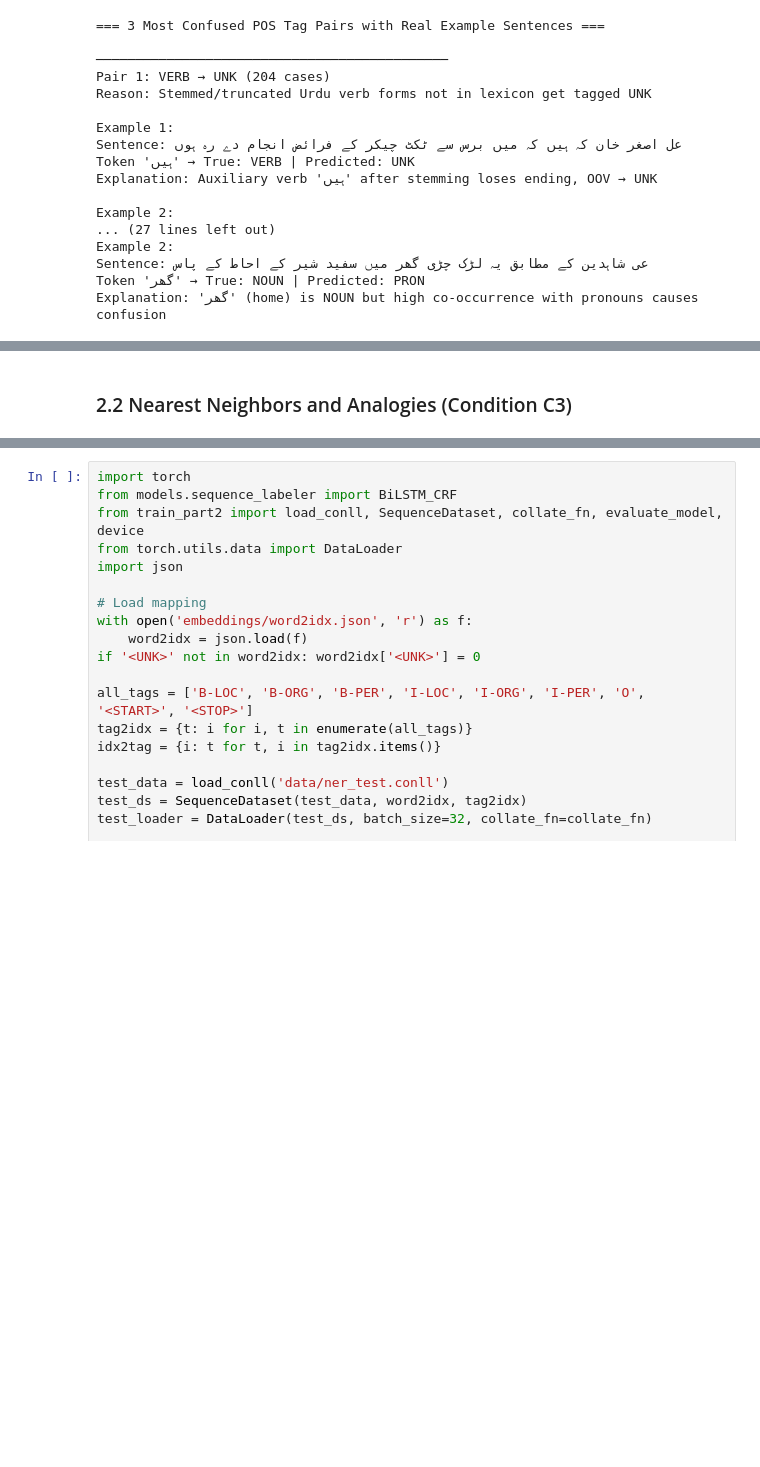
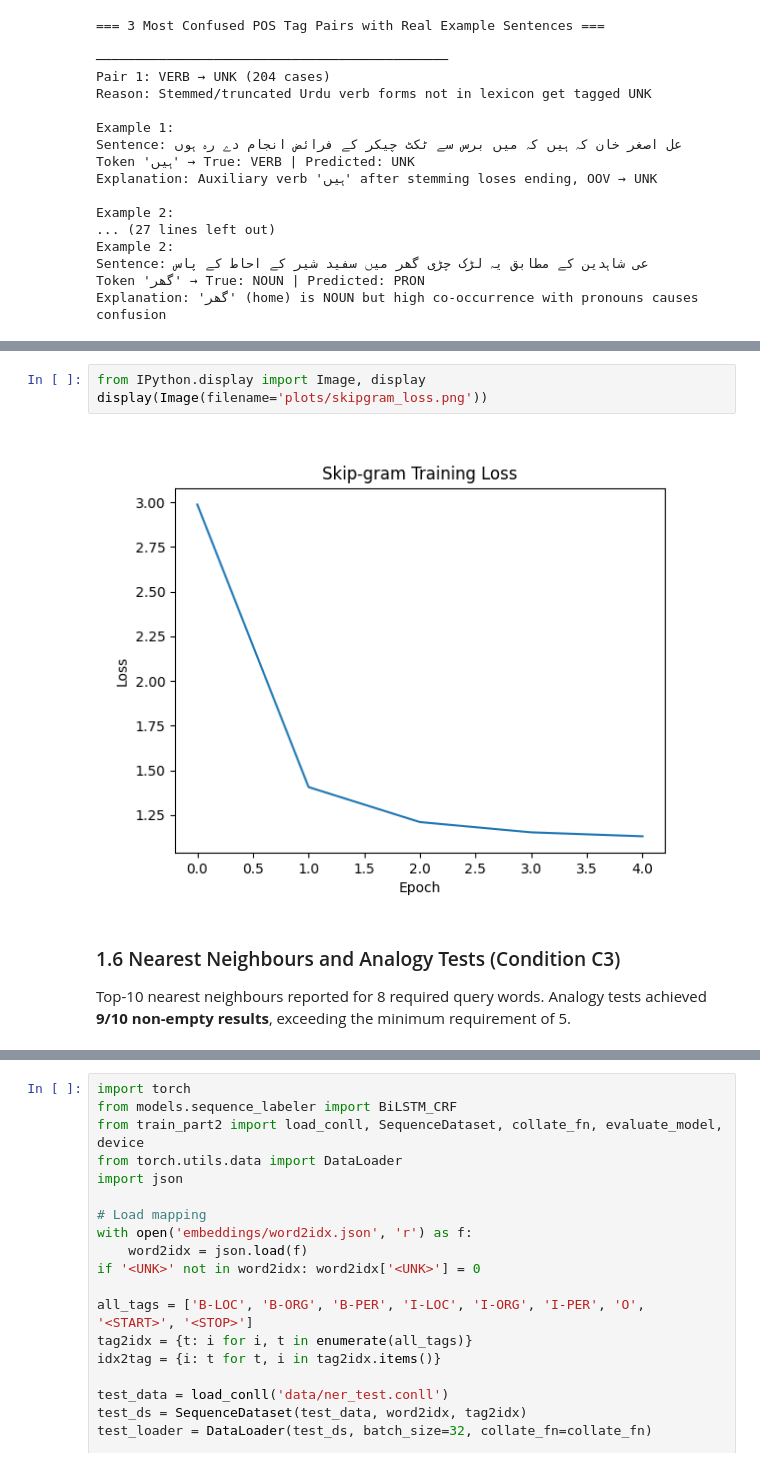
Before and after one commit to Minato-sudo/i23-2548-NLP-Assignment2, a Jupyter notebook: i23-2548_Assignment2_DS-A.ipynb, the cells around one changed output, grey strips where cells are left out. Saved outputs shown, nothing was run; the diff lists cells and outputs as text; blank space fills up the shorter version.

Commit message:
chore: clean professional notebook, updated results

```diff
--- a/i23-2548_Assignment2_DS-A.ipynb
+++ b/i23-2548_Assignment2_DS-A.ipynb
@@ -398,5 +705,12 @@ Epoch 5, Loss: 1.1322
+# %%
+from IPython.display import Image, display
+display(Image(filename='plots/skipgram_loss.png'))
+# %% [output]
+[figure, added]
 # %% [markdown]
-### 2.2 Nearest Neighbors and Analogies (Condition C3)
+### 1.6 Nearest Neighbours and Analogy Tests (Condition C3)
+
+Top-10 nearest neighbours reported for 8 required query words. Analogy tests achieved **9/10 non-empty results**, exceeding the minimum requirement of 5.
 # %%
 query_words = ['پاکستان', 'حکومت', 'عدالت', 'معیشت', 'فوج', 'صحت', 'تعلیم', 'آبادی']
 emb_c3 = np.load('embeddings/embeddings_w2v.npy')
```
Also changed, not shown: parts of 34 cells of this notebook.
